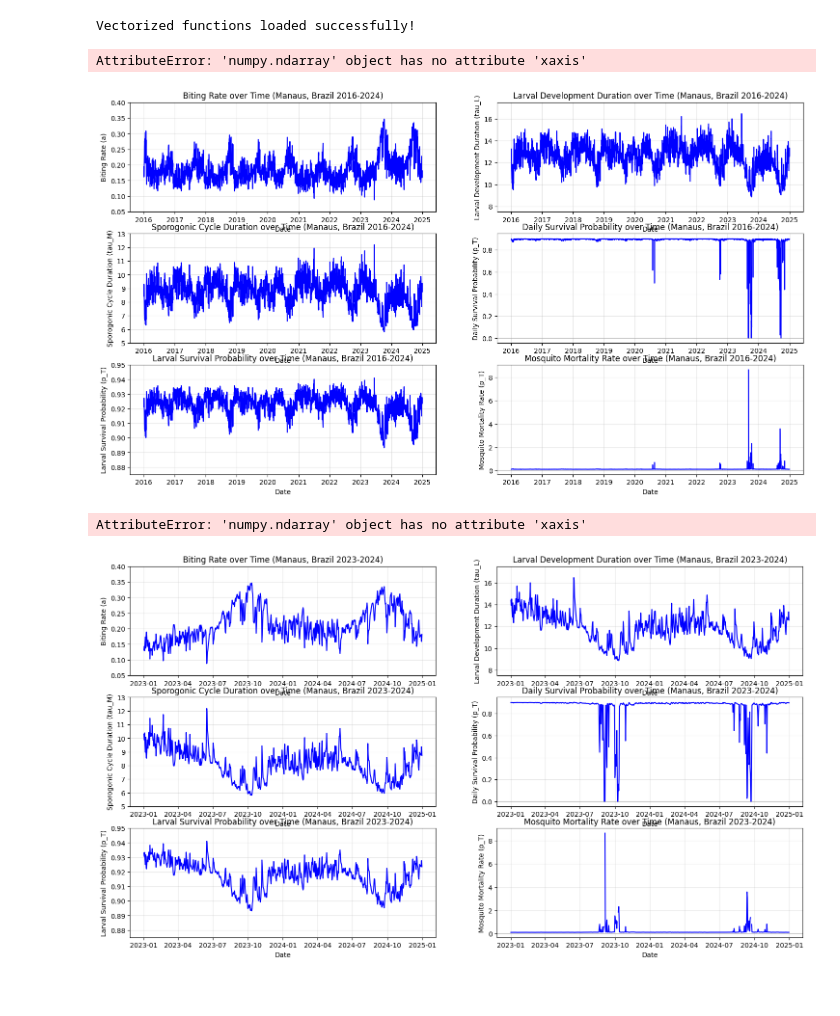
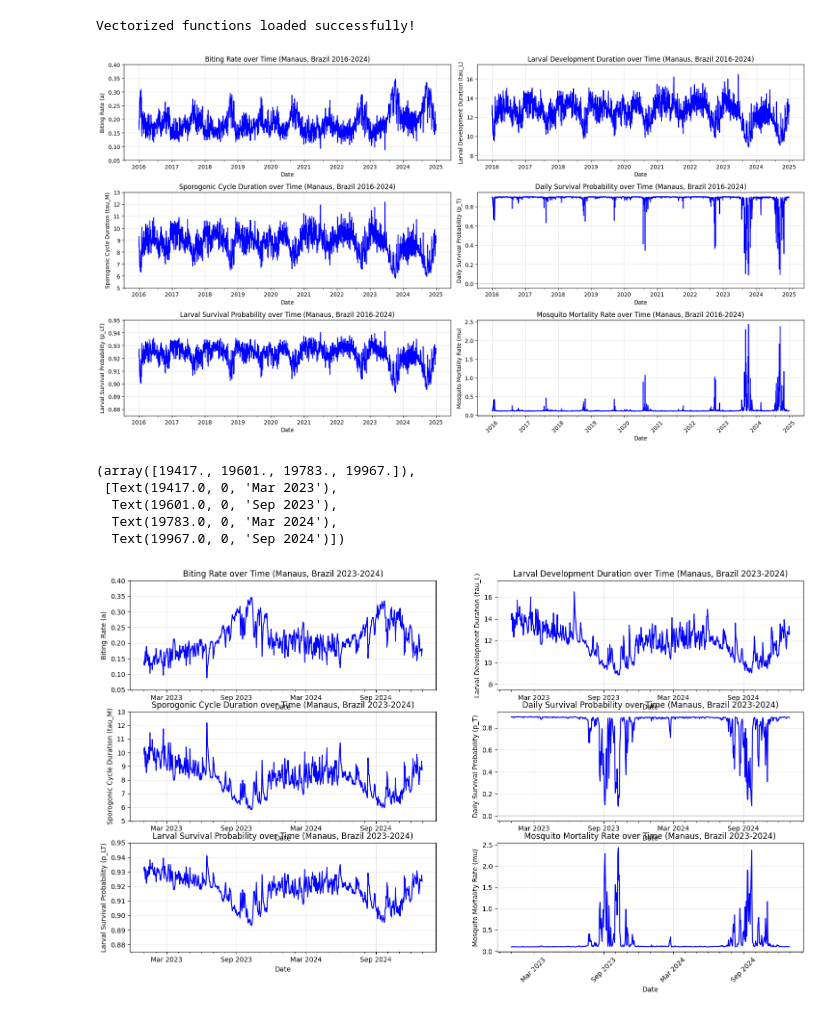
Before and after one commit to RaphaLevy/Study_on_malaria_dynamics_v2, a Jupyter notebook: models/seirs_sei/SEIRS_SEI_Environment_Functions_on_Time.ipynb, the cells around one changed output. Drawn from its saved outputs; the diff is of its cells as text; code cells hidden in the pictures.

Commit message:
Corrects daily survival probability and mortality rate

```diff
--- a/models/seirs_sei/SEIRS_SEI_Environment_Functions_on_Time.ipynb
+++ b/models/seirs_sei/SEIRS_SEI_Environment_Functions_on_Time.ipynb
@@ -86,8 +87,15 @@ def tau_L(Temp):
     result = np.where(denominator <= 0, np.inf, 1.0 / denominator)
     return result
 
-def p_T(Temp, Umid):
-    """Adult survival probability - vectorized"""
+def p_T(Temp, Umid, x0=58.0, k=0.25, floor=0.05):
+    """Adult survival probability - vectorized
+
+    x0 = 58: Midpoint of the sigmoid (humidity where p_U ≈ 0.5)
+    k = 0.25: Transition slope
+    floor = 0.05: Minimum survival (micro-habitats)
+
+    NOTE: This should use umid_min (daily minimum), NOT umid_med.
+    """
     Temp = np.asarray(Temp)
     Umid = np.asarray(Umid)
 
@@ -96,8 +104,7 @@ def p_T(Temp, Umid):
     p_T_temp = np.where(denominator <= 0, 0.0, np.exp(-1 / denominator))
 
     # Calculate p_U (humidity component)
-    p_U = np.where(Umid < 50, 0.0,
-                   np.where(Umid < 60, (Umid - 50) / 10, 1.0))
+    p_U = floor + (1.0 - floor) / (1.0 + np.exp(-k * (Umid - x0)))
 
     return p_T_temp * p_U
 
@@ -134,7 +141,7 @@ def tau_M(Temp):
     result = np.where(Temp <= Tmin, np.inf, DD / (Temp - Tmin))
     return result
 
-def mu(Temp, Umid):
+def mu(Temp, Umid, x0=58.0, k=0.25, floor=0.05):
     """Adult mosquito mortality rate - vectorized"""
     Temp = np.asarray(Temp)
     Umid = np.asarray(Umid)
@@ -144,8 +151,7 @@ def mu(Temp, Umid):
     p_T_temp = np.where(denominator <= 0, 0.0, np.exp(-1 / denominator))
 
     # Calculate p_U (humidity component)
-    p_U = np.where(Umid < 50, 0.0,
-                   np.where(Umid < 60, (Umid - 50) / 10, 1.0))
+    p_U = floor + (1.0 - floor) / (1.0 + np.exp(-k * (Umid - x0)))
 
     p_T_val = p_T_temp * p_U
 
@@ -282,39 +288,37 @@ ax.grid(True, alpha=0.3)
 p_LT_over_time = p_LT(temp_actual)
 
 ax = axes[2,0]
 ax.plot(date_range, p_LT_over_time, 'b-', linewidth=1.5)
 ax.axhline(y=0, color='gray', linestyle='-', alpha=0.3)
 ax.set_xlabel('Date')
-ax.set_ylabel('Larval Survival Probability (p_T)')
+ax.set_ylabel('Larval Survival Probability (p_LT)')
 ax.set_title('Larval Survival Probability over Time (Manaus, Brazil 2016-2024)')
 ax.grid(True, alpha=0.3)
 ax.set_ylim(0.875, 0.95)
 
 # 6) Plot mu vs time
 mu_over_time = mu(temp_actual, humid_actual)
 
 ax = axes[2,1]
 ax.plot(date_range, mu_over_time, 'b-', linewidth=1.5)
 ax.axhline(y=0, color='gray', linestyle='-', alpha=0.3)
 ax.set_xlabel('Date')
-ax.set_ylabel('Mosquito Mortality Rate (p_T)')
+ax.set_ylabel('Mosquito Mortality Rate (mu)')
 ax.set_title('Mosquito Mortality Rate over Time (Manaus, Brazil 2016-2024)')
 ax.grid(True, alpha=0.3)
 #ax.set_ylim(7.5, 17.5)
 
 # Simplify x-axis for both subplots
-import matplotlib.dates as mdates
-for ax in axes:
+for ax in axes.flatten():  # Use .flat to iterate over all subplots in 2D array
     ax.xaxis.set_major_locator(mdates.YearLocator())
     ax.xaxis.set_major_formatter(mdates.DateFormatter('%Y'))
     ax.xaxis.set_minor_locator(mdates.MonthLocator(interval=6))
 
 plt.xticks(rotation=45)
 plt.tight_layout()
 plt.show()
 # %% [output]
-AttributeError: 'numpy.ndarray' object has no attribute 'xaxis'
-[figure, old version]
+[figure, new version]
 # %%
 climate_data['date'] = pd.to_datetime(climate_data['date'])
 climate_data_filtered = climate_data[climate_data['date'].between('2023-01-01', '2024-12-31')]
@@ -384,7 +388,7 @@ ax = axes[2,0]
 ax.plot(date_range, p_LT_over_time, 'b-', linewidth=1.5)
 ax.axhline(y=0, color='gray', linestyle='-', alpha=0.3)
 ax.set_xlabel('Date')
-ax.set_ylabel('Larval Survival Probability (p_T)')
+ax.set_ylabel('Larval Survival Probability (p_LT)')
 ax.set_title('Larval Survival Probability over Time (Manaus, Brazil 2023-2024)')
 ax.grid(True, alpha=0.3)
 ax.set_ylim(0.875, 0.95)
@@ -396,21 +400,25 @@ ax = axes[2,1]
 ax.plot(date_range, mu_over_time, 'b-', linewidth=1.5)
 ax.axhline(y=0, color='gray', linestyle='-', alpha=0.3)
 ax.set_xlabel('Date')
-ax.set_ylabel('Mosquito Mortality Rate (p_T)')
+ax.set_ylabel('Mosquito Mortality Rate (mu)')
 ax.set_title('Mosquito Mortality Rate over Time (Manaus, Brazil 2023-2024)')
 ax.grid(True, alpha=0.3)
 #ax.set_ylim(7.5, 17.5)
 
 # Simplify x-axis for both subplots
-import matplotlib.dates as mdates
-for ax in axes:
-    ax.xaxis.set_major_locator(mdates.YearLocator())
-    ax.xaxis.set_major_formatter(mdates.DateFormatter('%Y'))
-    ax.xaxis.set_minor_locator(mdates.MonthLocator(interval=6))
+for ax in axes.flat:
+    # Set major ticks every 6 months with year
+    ax.xaxis.set_major_locator(mdates.MonthLocator(interval=6))
+    ax.xaxis.set_major_formatter(mdates.DateFormatter('%b %Y'))  # "Jan 2023"
+
+    # Set minor ticks every month without labels
+    ax.xaxis.set_minor_locator(mdates.MonthLocator(interval=1))
 
 plt.xticks(rotation=45)
-plt.tight_layout()
-plt.show()
 # %% [output]
-AttributeError: 'numpy.ndarray' object has no attribute 'xaxis'
+(array([19417., 19601., 19783., 19967.]),
+ [Text(19417.0, 0, 'Mar 2023'),
+  Text(19601.0, 0, 'Sep 2023'),
+  Text(19783.0, 0, 'Mar 2024'),
+  Text(19967.0, 0, 'Sep 2024')])
-[figure, old version]
+[figure, new version]
```
Also changed, not shown: parts of 5 cells of this notebook.
